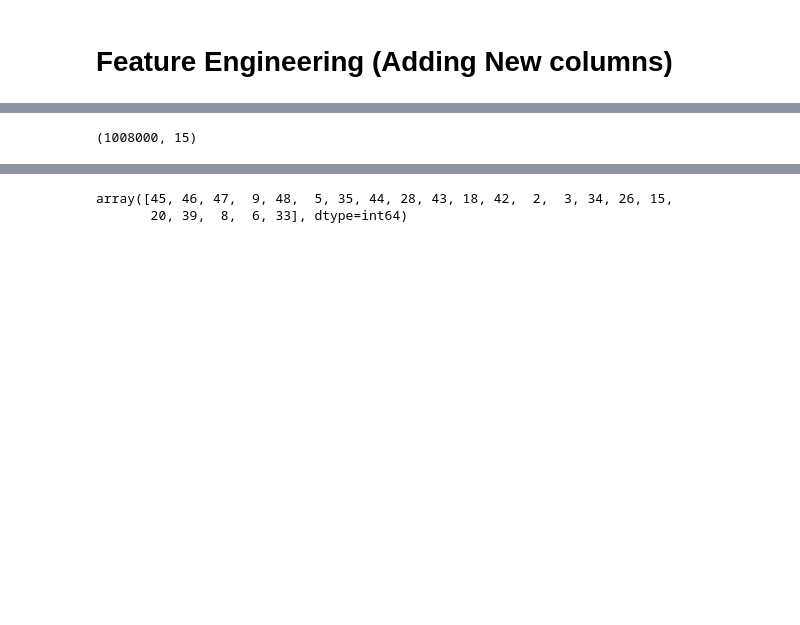
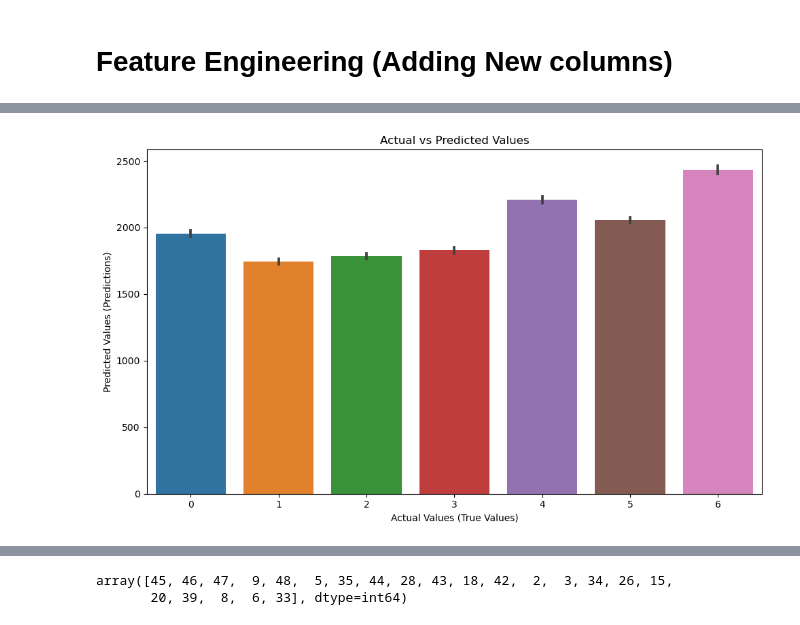
Before and after one commit to Aditya8215/RedBus-Hackathon_project, a Jupyter notebook: RedBus_Hackathon_juypter.ipynb, the cells around one changed output, grey strips where cells are left out. Drawn from its saved outputs; the diff is of its cells as text; code cells hidden in the pictures; blank space fills up the shorter version.

```diff
--- a/RedBus_Hackathon_juypter.ipynb
+++ b/RedBus_Hackathon_juypter.ipynb
@@ -108,12 +101,11 @@ df.shape
-# %%
-df=df[df['dbd']>15]
-df.shape
-# %% [output]
-(1008000, 15)
+# %%
+df['route'] = df['srcid'].astype(str) + '_' + df['destid'].astype(str)
+test['route'] = test['srcid'].astype(str) + '_' + test['destid'].astype(str)
 # %%
-import holidays
-df["doj"] = pd.to_datetime(df["doj"])
-df["doi"] = pd.to_datetime(df["doi"])
-indian_holidays = holidays.India(years=range(df['doj'].dt.year.min(), df['doj'].dt.year.max()+1))
-df['is_holiday'] = df['doj'].isin(indian_holidays).astype(int)
+# df["doj"] = pd.to_datetime(df["doj"])
+# df["doi"] = pd.to_datetime(df["doi"])
+# ind_holidays=holidays.India()
+# df['is_holiday']=df['doj'].apply(lambda x:1 if x in ind_holidays else 0)
+# # indian_holidays = holidays.India(years=range(df['doj'].dt.year.min(), df['doj'].dt.year.max()+1)
+# # df['is_holiday'] = df['doj'].isin(indian_holidays).astype(int)
 # %%
@@ -123,10 +115,11 @@ test['is_holiday'] = test['doj'].isin(indian_holidays).astype(int)
 # %%
-
+df["doj"] = pd.to_datetime(df["doj"])
+df["doi"] = pd.to_datetime(df["doi"])
 df["doj_month"] = df["doj"].dt.month
 df["doj_week"] = df["doj"].dt.isocalendar().week.astype(int)
 df["doj_day"] = df["doj"].dt.day
 df["doj_dayofweek"] = df["doj"].dt.dayofweek
-df["is_weekend"] = df["doj_dayofweek"].isin([5, 6]).astype(int)
+df["is_weekend"] = df["doj_dayofweek"].isin([4,6]).astype(int)
 # %%
 # test Data
 test["doj"] = pd.to_datetime(test["doj"])
@@ -138,3 +131,13 @@ test["is_weekend"] = test["doj_dayofweek"].isin([5, 6]).astype(int)
+# %%
+plt.figure(figsize=(10, 6))
+sns.barplot(x='doj_dayofweek', y='final_seatcount', data=df)
+plt.xlabel('Actual Values (True Values)')
+plt.ylabel('Predicted Values (Predictions)')
+plt.title('Actual vs Predicted Values')
+plt.tight_layout()
+plt.show()
+# %% [output]
+[figure, added]
 # %%
 df.groupby('is_weekend')['final_seatcount'].mean()
 # %% [output]
```
Also changed, not shown: parts of 68 cells of this notebook.
